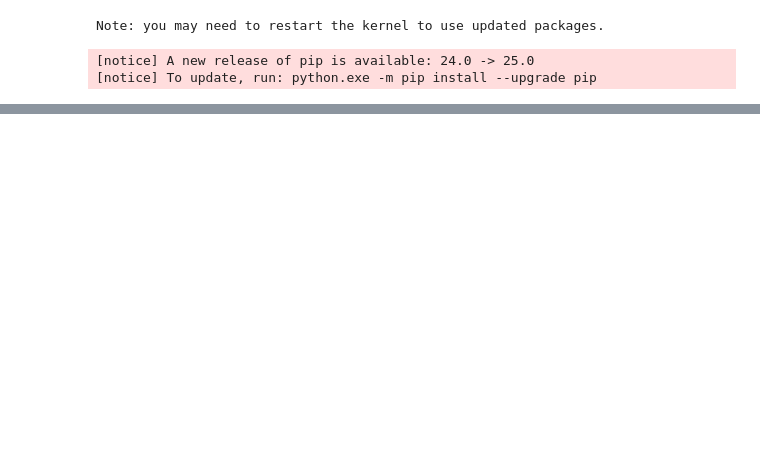
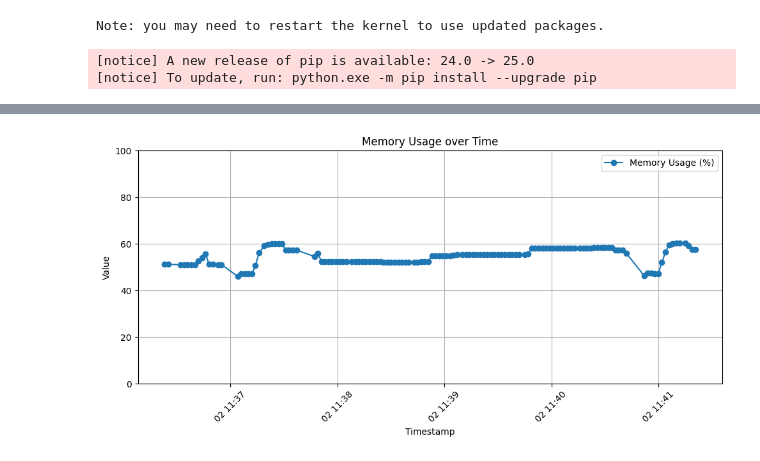
Before and after one commit to dnoliver/python-perfmon-server, a Jupyter notebook: notebook.ipynb, the cells around one changed output, grey strips where cells are left out. Saved outputs shown, nothing was run; the diff lists cells and outputs as text; code cells hidden in the pictures; blank space fills up the shorter version.

```diff
--- a/notebook.ipynb
+++ b/notebook.ipynb
@@ -100,0 +51,8 @@ plt.show()
+# %%
+# Fetch data from the server for MemoryTotalUsagePercentage
+data_dict_memory = fetch_data('MemoryTotalUsagePercentage')
+
+# Plot the timeseries graph for MemoryTotalUsagePercentage
+plot_data(data_dict_memory, 'Memory Usage (%)', 'Memory Usage over Time')
+# %% [output]
+[figure, added]
```
Also changed, not shown: parts of 8 cells of this notebook, 3 other files.
